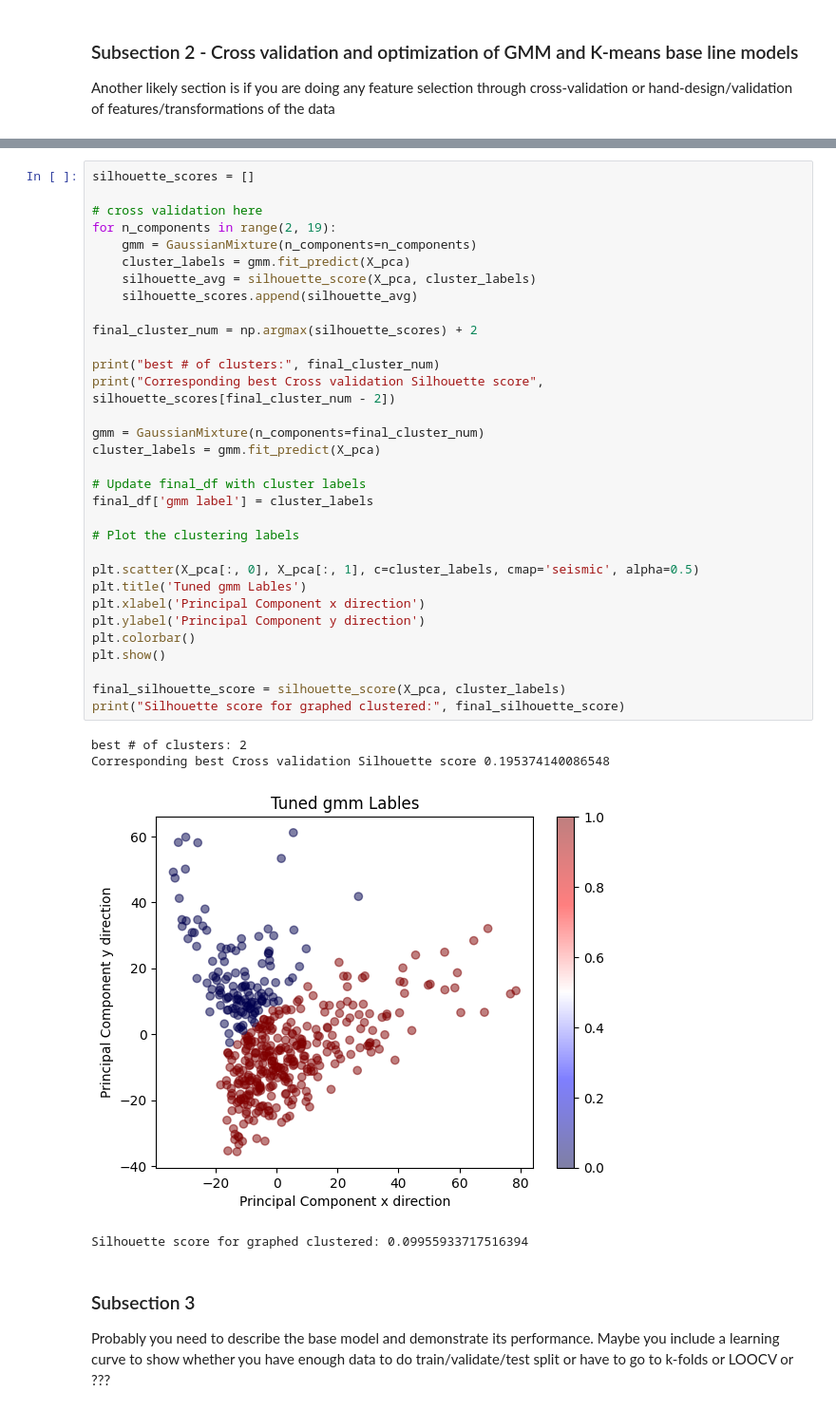
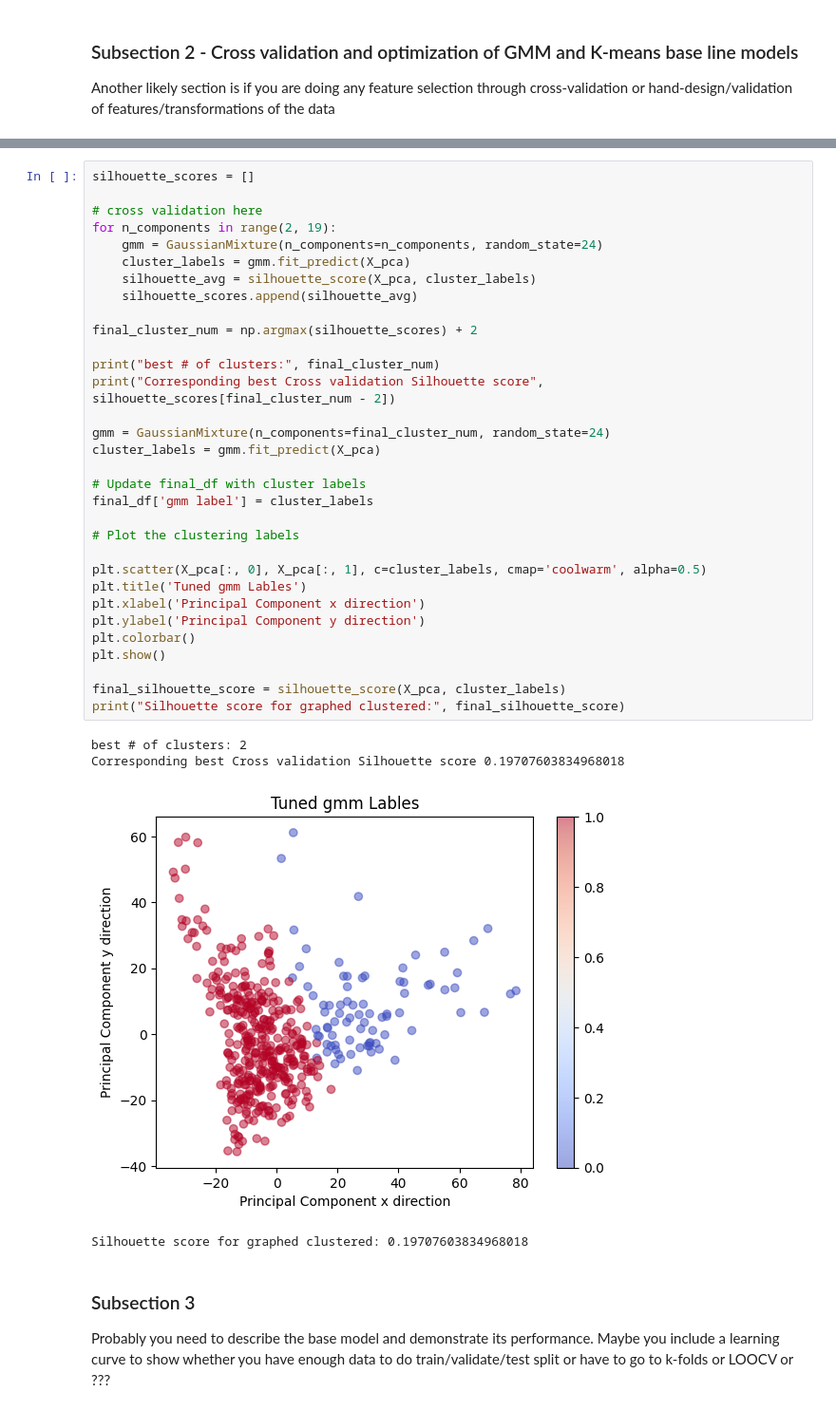
Before and after one commit to helclp/Stock_Volatility_ML_study, a Jupyter notebook: FinalProject_groupXXX.ipynb, the cells around one changed output, grey strips where cells are left out. Shown at 95% size. Saved outputs shown, nothing was run; the diff lists cells and outputs as text.

```diff
--- a/FinalProject_groupXXX.ipynb
+++ b/FinalProject_groupXXX.ipynb
@@ -259,39 +259,39 @@ Silhouette score for graphed clustered: 0.1917947743540957
 silhouette_scores = []
 
 # cross validation here
 for n_components in range(2, 19):
-    gmm = GaussianMixture(n_components=n_components)
+    gmm = GaussianMixture(n_components=n_components, random_state=24)
     cluster_labels = gmm.fit_predict(X_pca)
     silhouette_avg = silhouette_score(X_pca, cluster_labels)
     silhouette_scores.append(silhouette_avg)
 
 final_cluster_num = np.argmax(silhouette_scores) + 2
 
 print("best # of clusters:", final_cluster_num)
 print("Corresponding best Cross validation Silhouette score", silhouette_scores[final_cluster_num - 2])
 
-gmm = GaussianMixture(n_components=final_cluster_num)
+gmm = GaussianMixture(n_components=final_cluster_num, random_state=24)
 cluster_labels = gmm.fit_predict(X_pca)
 
 # Update final_df with cluster labels
 final_df['gmm label'] = cluster_labels
 
 # Plot the clustering labels
 
-plt.scatter(X_pca[:, 0], X_pca[:, 1], c=cluster_labels, cmap='seismic', alpha=0.5)
+plt.scatter(X_pca[:, 0], X_pca[:, 1], c=cluster_labels, cmap='coolwarm', alpha=0.5)
 plt.title('Tuned gmm Lables')
 plt.xlabel('Principal Component x direction')
 plt.ylabel('Principal Component y direction')
 plt.colorbar()
 plt.show()
 
 final_silhouette_score = silhouette_score(X_pca, cluster_labels)
 print("Silhouette score for graphed clustered:", final_silhouette_score)
 # %% [output]
 best # of clusters: 2
-Corresponding best Cross validation Silhouette score 0.195374140086548
+Corresponding best Cross validation Silhouette score 0.19707603834968018
-[figure, old version]
+[figure, new version]
-Silhouette score for graphed clustered: 0.09955933717516394
+Silhouette score for graphed clustered: 0.19707603834968018
 # %% [markdown]
 ### Subsection 3
 
```
Also changed, not shown: parts of 3 cells of this notebook.
